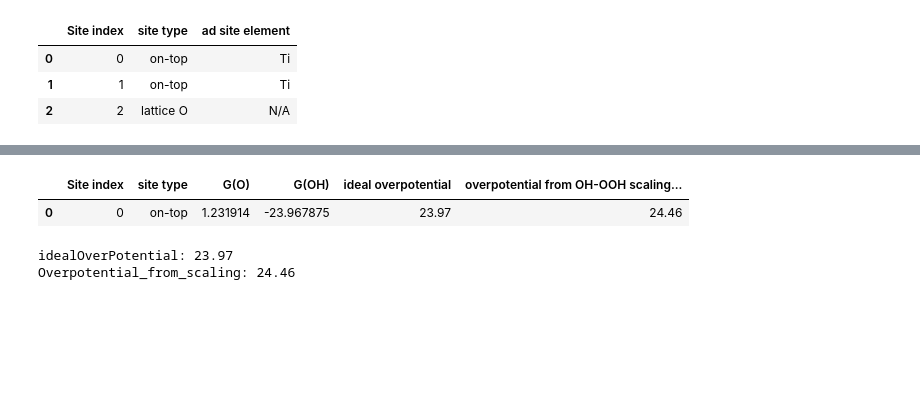
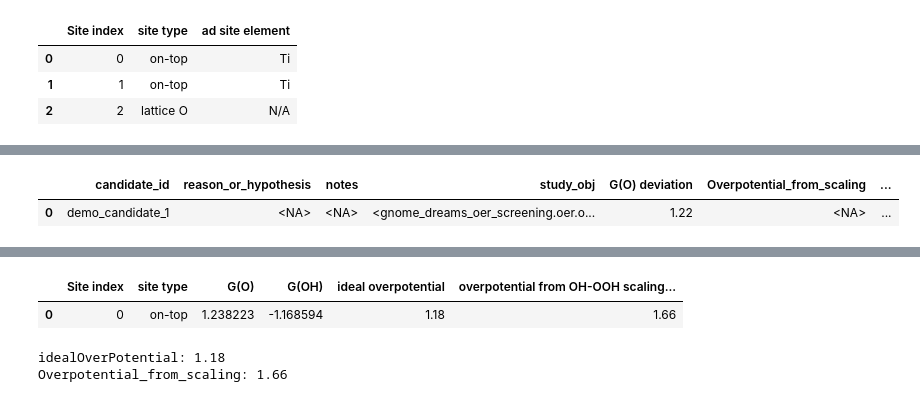
Before and after one commit to Matminator/GNoME_DREAMS_OER_screening, a Jupyter notebook: notebooks/OER_explog_jobhandler_to_OH_values.ipynb, the cells around one changed output, grey strips where cells are left out. Cells and saved outputs as stored; diff of their text form; code cells hidden in the pictures; blank space fills up the shorter version.

```diff
--- a/notebooks/OER_explog_jobhandler_to_OH_values.ipynb
+++ b/notebooks/OER_explog_jobhandler_to_OH_values.ipynb
@@ -128,6 +128,11 @@ sites_df
 | 0 | 0 | on-top | Ti | [(O, 1.9518096083479362), (O, 1.9... | N/A | [1.4796067800000001, 4.2705184614... | ... |
 | 1 | 1 | on-top | Ti | [(O, 1.951809608347936), (O, 1.95... | N/A | [-3.311838709094295e-17, 1.081105... | ... |
 | 2 | 2 | lattice O | N/A | [(Ti, 1.951809608347936), (Ti, 1.... | 1 | [1.47960678, 0.8875227549160024, ... | ... |
+# %%
+EXPLOG.relational_frame.candidates.df
+# %% [output]
+|  | candidate_id | reason_or_hypothesis | notes | study_obj | G(O) deviation | Overpotential_from_scaling | ... |
+| 0 | demo_candidate_1 | <NA> | <NA> | <gnome_dreams_oer_screening.oer.o... | 1.22 | <NA> | ... |
 # %%
 # Run OH adsorption via process API
 p_oh_list = EXPLOG.add_process(
@@ -153,28 +158,27 @@ updates: {'3': 'completed', '4': 'completed', '5': 'completed'}
 # %%
 # Update derived energies/overpotentials and inspect outputs
 surface_study.update_adsorption_energies()
-EXPLOG.job_handler._update_ideal_over_pot(candidate_id)
 
 final_df = surface_study.get_adsorption_sites_df()
 cols = [
     c for c in [
         "Site index",
         "site type",
         "G(O)",
         "G(OH)",
         "ideal overpotential",
         "overpotential from OH-OOH scaling relation",
     ]
     if c in final_df.columns
 ]
 display(final_df.loc[[site_index], cols])
 
 candidate_row = EXPLOG.relational_frame.candidates[candidate_id]
 print("idealOverPotential:", candidate_row.idealOverPotential)
 print("Overpotential_from_scaling:", candidate_row.Overpotential_from_scaling)
 EXPLOG.relational_frame.candidates.df
 # %% [output]
 |  | Site index | site type | G(O) | G(OH) | ideal overpotential | overpotential from OH-OOH scaling... |
-| 0 | 0 | on-top | 1.231914 | -23.967875 | 23.97 | 24.46 |
+| 0 | 0 | on-top | 1.238223 | -1.168594 | 1.18 | 1.66 |
-idealOverPotential: 23.97
-Overpotential_from_scaling: 24.46
+idealOverPotential: 1.18
+Overpotential_from_scaling: 1.66
```
Also changed, not shown: parts of 3 cells of this notebook, 14 other files.
